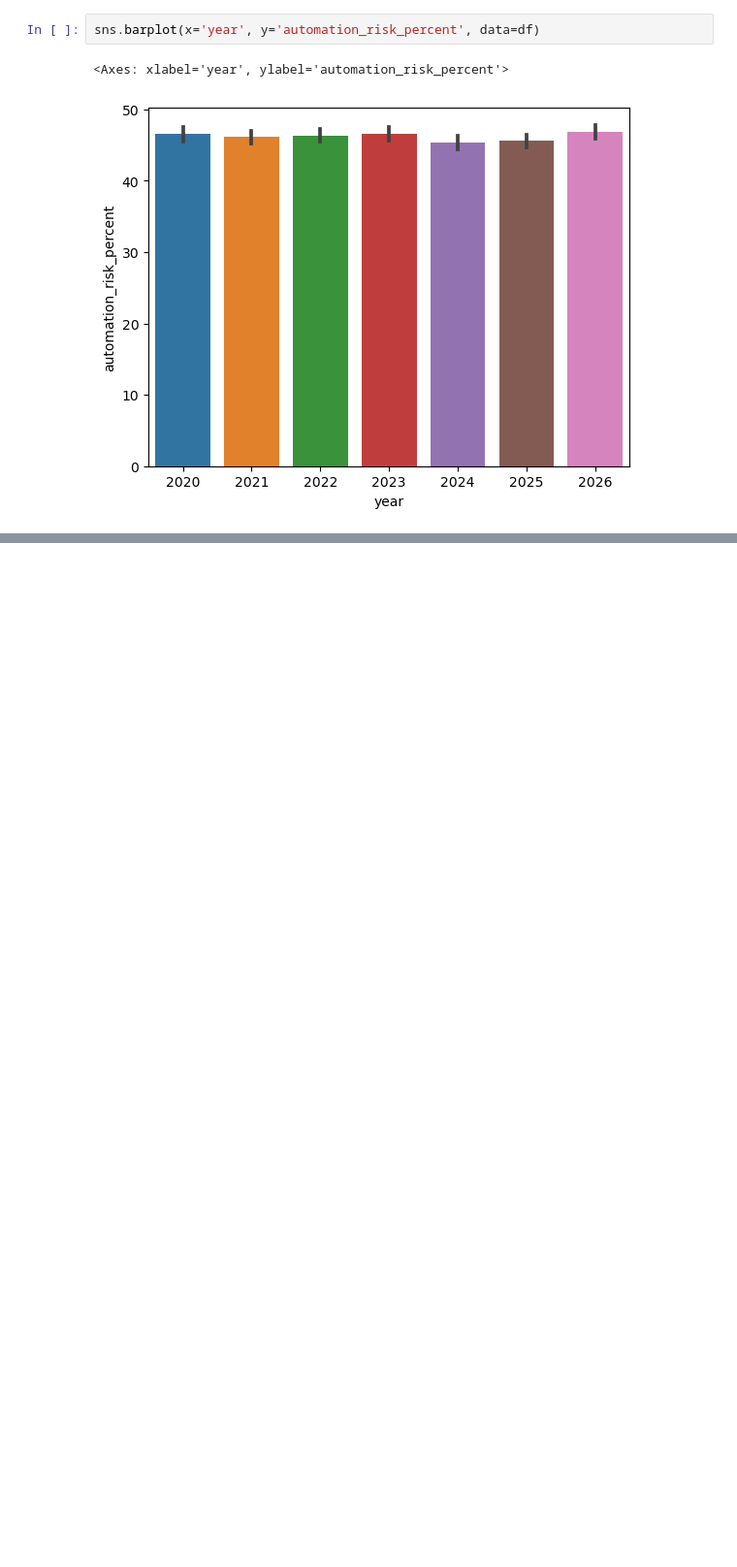
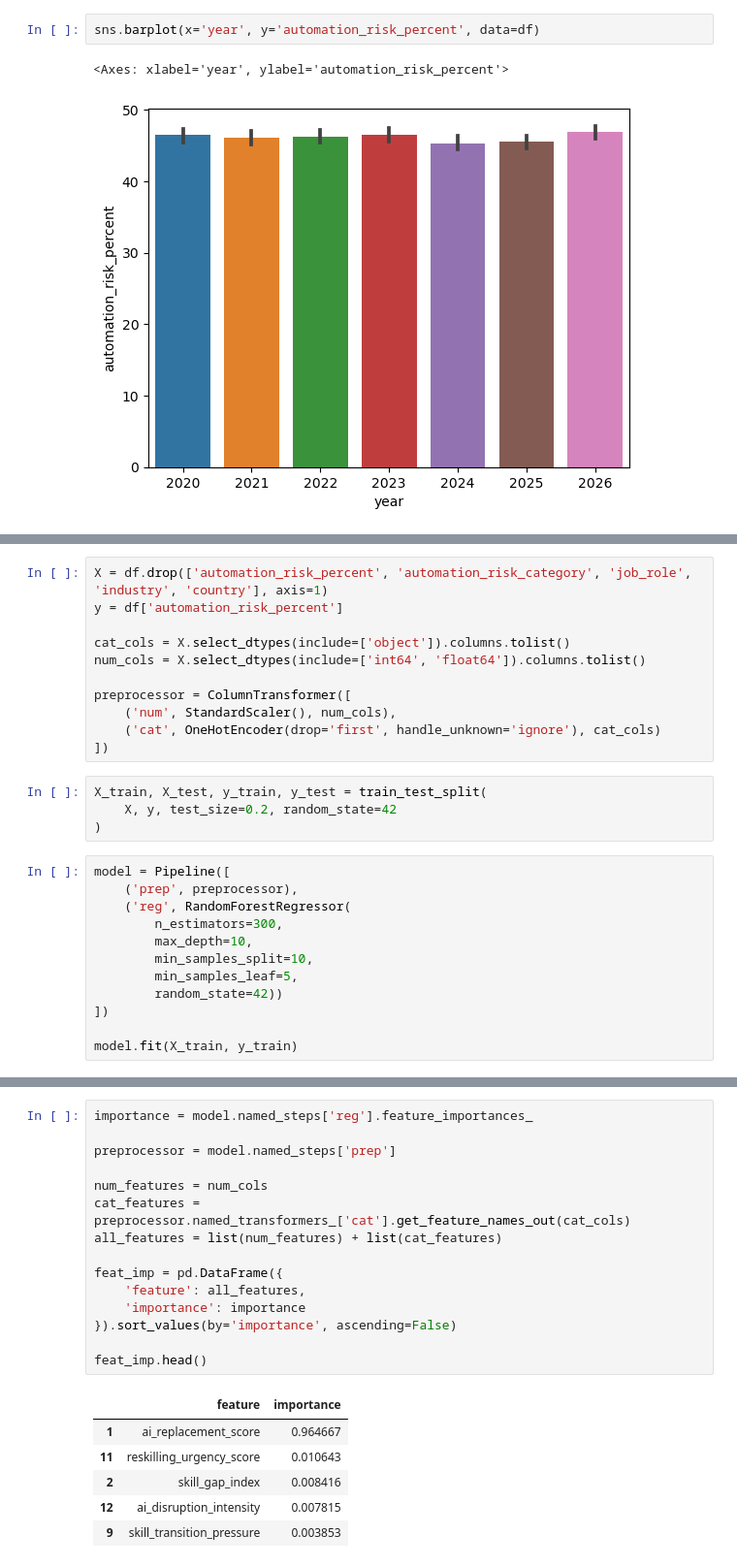
Before and after one commit to fahime10/AI-Job-Replacement, a Jupyter notebook: notebooks/ai_job_replacement_eda.ipynb, the cells around one changed output, grey strips where cells are left out. Shown at 97% size. Drawn from its saved outputs; the diff is of its cells as text; blank space fills up the shorter version.

```diff
--- a/notebooks/ai_job_replacement_eda.ipynb
+++ b/notebooks/ai_job_replacement_eda.ipynb
@@ -355,0 +439,27 @@ sns.barplot(x='year', y='automation_risk_percent', data=df)
+# %%
+X = df.drop(['automation_risk_percent', 'automation_risk_category', 'job_role', 'industry', 'country'], axis=1)
+y = df['automation_risk_percent']
+
+cat_cols = X.select_dtypes(include=['object']).columns.tolist()
+num_cols = X.select_dtypes(include=['int64', 'float64']).columns.tolist()
+
+preprocessor = ColumnTransformer([
+    ('num', StandardScaler(), num_cols),
+    ('cat', OneHotEncoder(drop='first', handle_unknown='ignore'), cat_cols)
+])
+# %%
+X_train, X_test, y_train, y_test = train_test_split(
+    X, y, test_size=0.2, random_state=42
+)
+# %%
+model = Pipeline([
+    ('prep', preprocessor),
+    ('reg', RandomForestRegressor(
+        n_estimators=300,
+        max_depth=10,
+        min_samples_split=10,
+        min_samples_leaf=5,
+        random_state=42))
+])
+
+model.fit(X_train, y_train)
@@ -355,0 +484,22 @@ sns.barplot(x='year', y='automation_risk_percent', data=df)
+# %%
+importance = model.named_steps['reg'].feature_importances_
+
+preprocessor = model.named_steps['prep']
+
+num_features = num_cols
+cat_features = preprocessor.named_transformers_['cat'].get_feature_names_out(cat_cols)
+all_features = list(num_features) + list(cat_features)
+
+feat_imp = pd.DataFrame({
+    'feature': all_features,
+    'importance': importance
+}).sort_values(by='importance', ascending=False)
+
+feat_imp.head()
+# %% [output]
+|  | feature | importance |
+| 1 | ai_replacement_score | 0.964667 |
+| 11 | reskilling_urgency_score | 0.010643 |
+| 2 | skill_gap_index | 0.008416 |
+| 12 | ai_disruption_intensity | 0.007815 |
+| 9 | skill_transition_pressure | 0.003853 |
```
Also changed, not shown: parts of 14 cells of this notebook.
